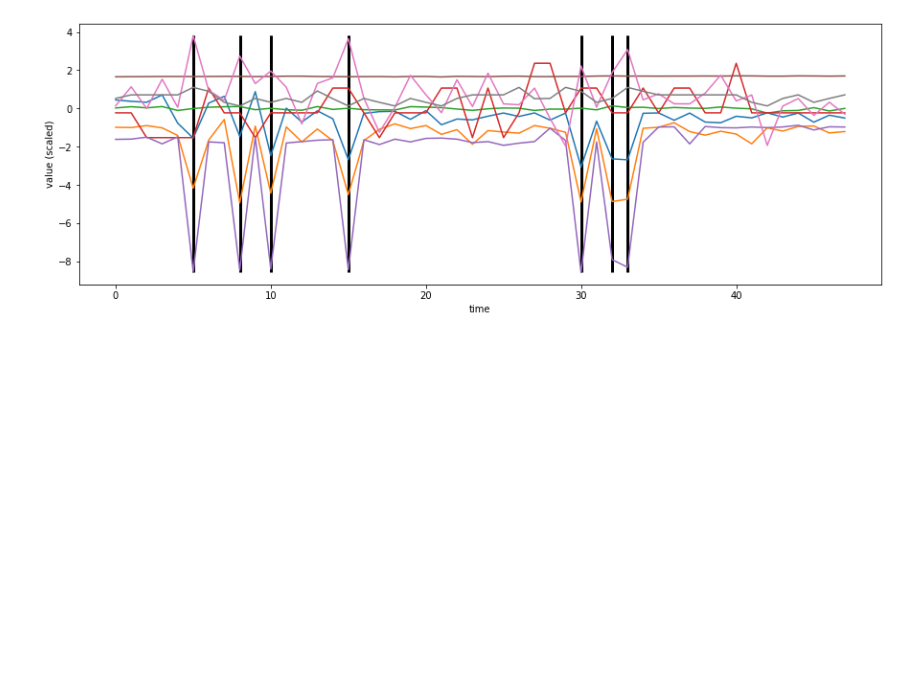
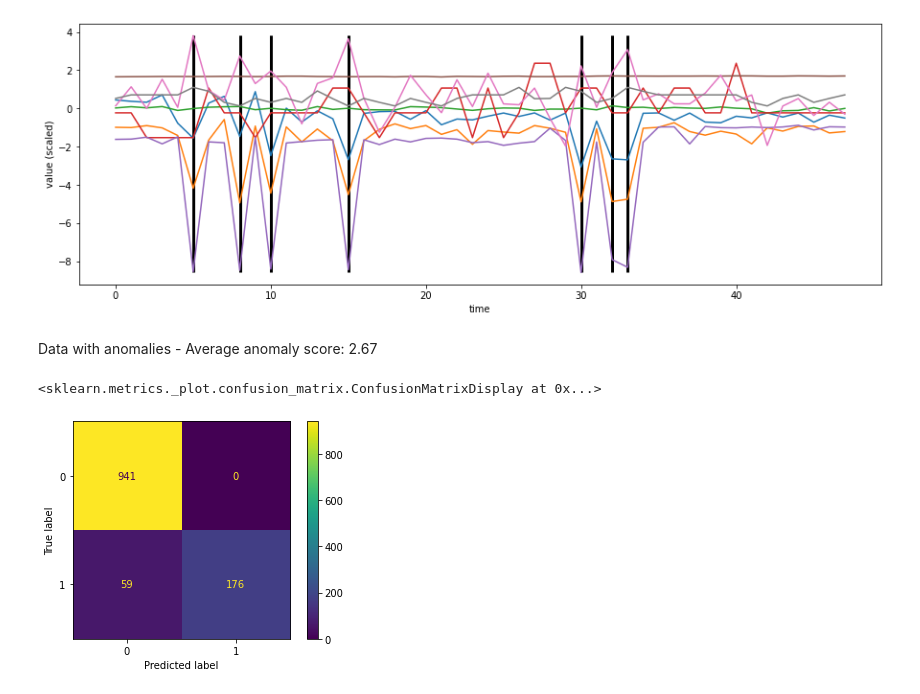
Before and after one commit to ivetasarfyova/TimeSeriesAnomalyDetectionAssignments, a Jupyter notebook: time_series_anomaly_detection/GAN-AD-SKAB.ipynb, the cells around one changed output. Saved outputs shown, nothing was run; the diff lists cells and outputs as text; code cells hidden in the pictures; blank space fills up the shorter version.

```diff
--- a/time_series_anomaly_detection/GAN-AD-SKAB.ipynb
+++ b/time_series_anomaly_detection/GAN-AD-SKAB.ipynb
@@ -96,6 +79,6 @@ Batch loss (disc_loss, gen_loss) : [0.2298915 3.904429 ]
 # %%
-gan_ad.load_weights("gan_ad_2021-05-01_epoch_9000.h5")
-gan_ad.fit_scaler(df_anomaly_free)
+# gan_ad.load_weights("gan_ad_2021-05-01_epoch_9000.h5")
+# gan_ad.fit_scaler(df_anomaly_free)
 # %% [markdown]
 ## Evaluation demonstration
 # %% [markdown]
@@ -263,3 +251,21 @@ Scaled data with anomalies - predicted anomaly scores
 [figure]
 Scaled data with anomalies - predicted anomalies
 [figure]
+# %%
+# average anomaly score
+anomaly_scores = gan_ad.predict_anomaly_scores(pd.DataFrame(df_with_anomalies[0:(100*window_size)]))
+avg_score = anomaly_scores.sum()/(100*window_size)
+display(Markdown('Data with anomalies - Average anomaly score: %.2f' % avg_score))
+# %% [output]
+Data with anomalies - Average anomaly score: 2.67
+# %%
+y_true = np.array(df_anomalies_labels[0:(100*window_size)])
+# %%
+predicted = gan_ad.identify_anomaly(pd.DataFrame(df_with_anomalies[0:(100*window_size)]), threshold = 2)
+y_pred = np.array(predicted)
+# %%
+disp = ConfusionMatrixDisplay(confusion_matrix(y_true, y_pred))
+disp.plot()
+# %% [output]
+<sklearn.metrics._plot.confusion_matrix.ConfusionMatrixDisplay at 0x...>
+[figure, added]
```
Also changed, not shown: parts of 11 cells of this notebook, 1 other file.
